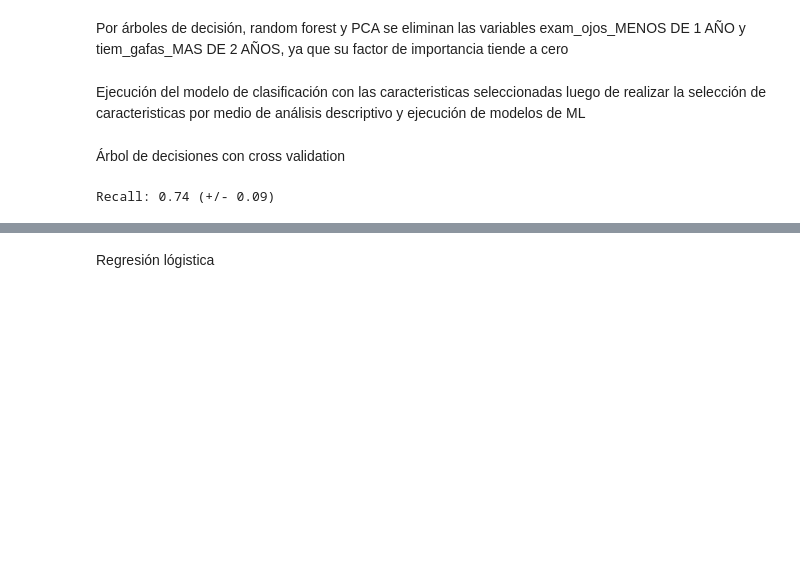
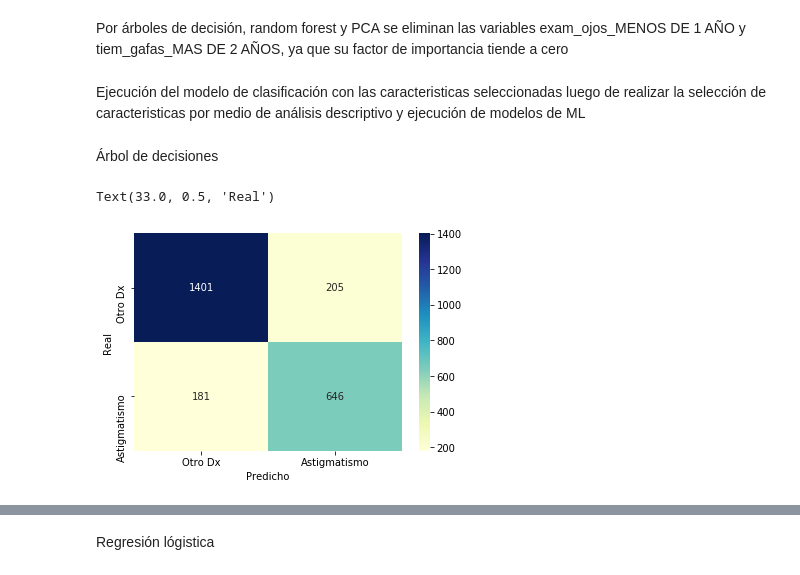
Before and after one commit to ollumope/CRP_TrabajoFinalOptometriaMed, a Jupyter notebook: Optometria.ipynb, the cells around one changed output, grey strips where cells are left out. Cells and saved outputs as stored; diff of their text form; code cells hidden in the pictures; blank space fills up the shorter version.

```diff
--- a/Optometria.ipynb
+++ b/Optometria.ipynb
@@ -773,15 +770,18 @@ x_train_ast, x_test_ast, y_train_ast, y_test_ast = train_test_split(X_ast, y_ast
 sm_ast = SMOTE(random_state = 0)
 x_est_ast, y_est_ast = sm_ast.fit_sample(x_train_ast, y_train_ast)
 # %% [markdown]
-Árbol de decisiones con cross validation
+Árbol de decisiones
 # %%
 random.seed(1988)
 from sklearn.model_selection import cross_val_predict
 arbol_ast = DecisionTreeClassifier(criterion = 'entropy',random_state=0)
 arbol_ast.fit(x_est_ast, y_est_ast)
-
-#Se toma k = 10 como valor común en el campo de acción de ML
-cv_scores = cross_val_score(arbol_ast_fit, X_ast, y_ast, cv=10, scoring='f1')
-print("Recall: %0.2f (+/- %0.2f)" % (cv_scores.mean(), cv_scores.std() * 2))
+y_pred_arbol = arbol_ast.predict(x_test_ast)
-# %% [output]
-Recall: 0.74 (+/- 0.09)
+# %%
+rarbol_cm = confusion_matrix(y_test_ast, y_pred_arbol)
+sn.heatmap(rarbol_cm, fmt='', annot = True, cmap = 'YlGnBu', xticklabels = ["Otro Dx", "Astigmatismo"], yticklabels = ["Otro Dx", "Astigmatismo"])
+plt.xlabel('Predicho')
+plt.ylabel('Real')
+# %% [output]
+Text(33.0, 0.5, 'Real')
+[figure, added]
```
Also changed, not shown: parts of 36 cells of this notebook.
